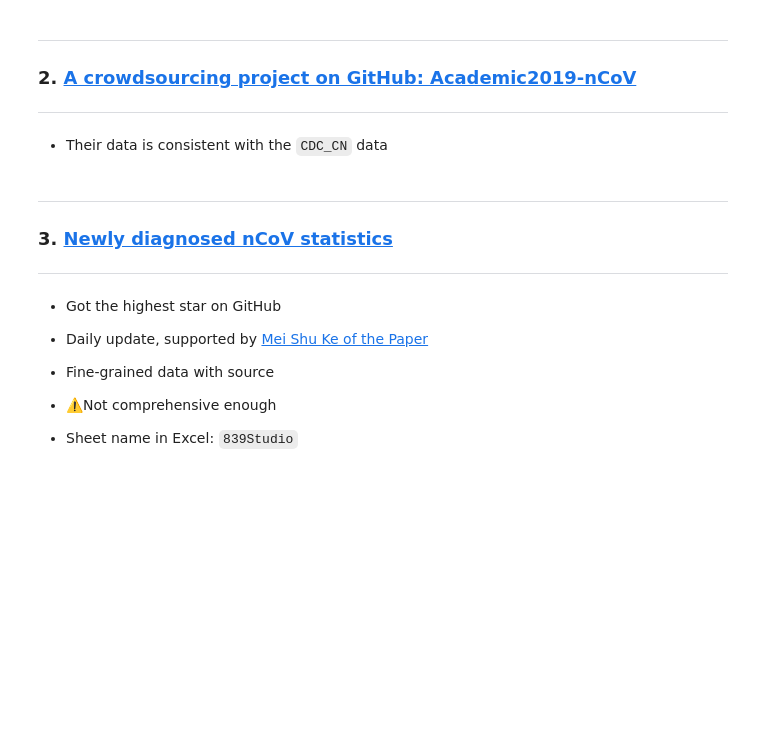
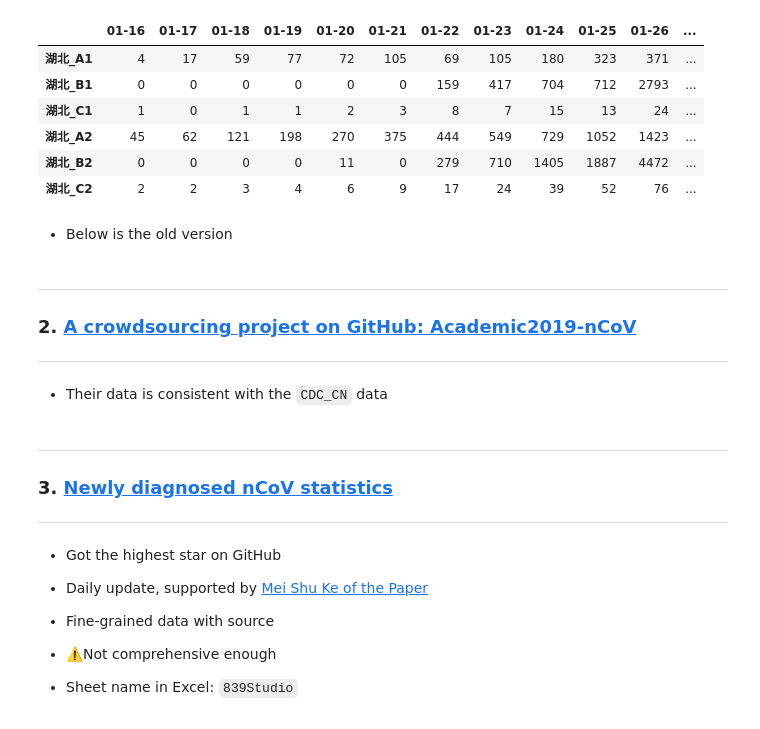
Before and after one commit to huning2009/specialIssue, a Jupyter notebook: COVID_19/caseNum.ipynb, the cells around one changed output. Saved outputs shown, nothing was run; the diff lists cells and outputs as text; code cells hidden in the pictures; blank space fills up the shorter version.

```diff
--- a/COVID_19/caseNum.ipynb
+++ b/COVID_19/caseNum.ipynb
@@ -43,5 +45,5 @@ writer = pd.ExcelWriter('./caseNum.xlsx')
 # %%
 headers = dict()
 headers['user-agent'] = 'Mozilla/5.0 (Macintosh; Intel Mac OS X 10_15_2) AppleWebKit/537.36 (KHTML, like Gecko) Chrome/80.0.3987.106 Safari/537.36'
-url = 'http://2019ncov.chinacdc.cn/2019-nCoV/dist/jkzx.bundle.js'
+url_head = 'https://ncportal.esrichina.com.cn/JKZX/yq_'
 # %%
@@ -110,0 +91,17 @@ dataframe1.head(20)
+# %%
+dataframe1 = pd.DataFrame(index=index_list, columns=column_list)
+start_date = datetime.datetime.strptime("2020-01-15", "%Y-%m-%d")
+while start_date.strftime("%Y-%m-%d") != datetime.datetime.now().strftime("%Y-%m-%d"):
+    start_date = start_date + datetime.timedelta(days=1)
+    print('Now,', datetime.datetime.strftime(start_date, '%Y%m%d'))
+    url = url_head + str(datetime.datetime.strftime(start_date, '%Y%m%d')) + '.json'
+    content = json.loads(requests.get(url, headers=headers).content)
+    for item_meta in content['features']:
+        item = item_meta['properties']
+        dataframe1.loc[item['name'][:2] + '_A1', datetime.datetime.strftime(start_date, '%m-%d')] = item['新增确诊']
+        dataframe1.loc[item['name'][:2] + '_A2', datetime.datetime.strftime(start_date, '%m-%d')] = item['累计确诊']
+        dataframe1.loc[item['name'][:2] + '_B1', datetime.datetime.strftime(start_date, '%m-%d')] = item['新增疑似']
+        dataframe1.loc[item['name'][:2] + '_B2', datetime.datetime.strftime(start_date, '%m-%d')] = item['累计疑似']
+        dataframe1.loc[item['name'][:2] + '_C1', datetime.datetime.strftime(start_date, '%m-%d')] = item['新增死亡']
+        dataframe1.loc[item['name'][:2] + '_C2', datetime.datetime.strftime(start_date, '%m-%d')] = item['累计死亡']
+    time.sleep(random.randint(5, 10))
@@ -111,2 +126,12 @@ dataframe1.head(20)
+# %%
+dataframe1.loc[dataframe1.index.str.contains('湖北'), :]
+# %% [output]
+|  | 01-16 | 01-17 | 01-18 | 01-19 | 01-20 | 01-21 | 01-22 | 01-23 | 01-24 | 01-25 | 01-26 | ... |
+| 湖北_A1 | 4 | 17 | 59 | 77 | 72 | 105 | 69 | 105 | 180 | 323 | 371 | ... |
+| 湖北_B1 | 0 | 0 | 0 | 0 | 0 | 0 | 159 | 417 | 704 | 712 | 2793 | ... |
+| 湖北_C1 | 1 | 0 | 1 | 1 | 2 | 3 | 8 | 7 | 15 | 13 | 24 | ... |
+| 湖北_A2 | 45 | 62 | 121 | 198 | 270 | 375 | 444 | 549 | 729 | 1052 | 1423 | ... |
+| 湖北_B2 | 0 | 0 | 0 | 0 | 11 | 0 | 279 | 710 | 1405 | 1887 | 4472 | ... |
+| 湖北_C2 | 2 | 2 | 3 | 4 | 6 | 9 | 17 | 24 | 39 | 52 | 76 | ... |
 # %%
 dataframe1.to_excel(writer, sheet_name='CDC_CN', header=True, index=True)
@@ -112,0 +140,2 @@ dataframe1.to_excel(writer, sheet_name='CDC_CN', header=True, index=True)
+# %% [markdown]
+- Below is the old version
```
Also changed, not shown: parts of 14 cells of this notebook.
